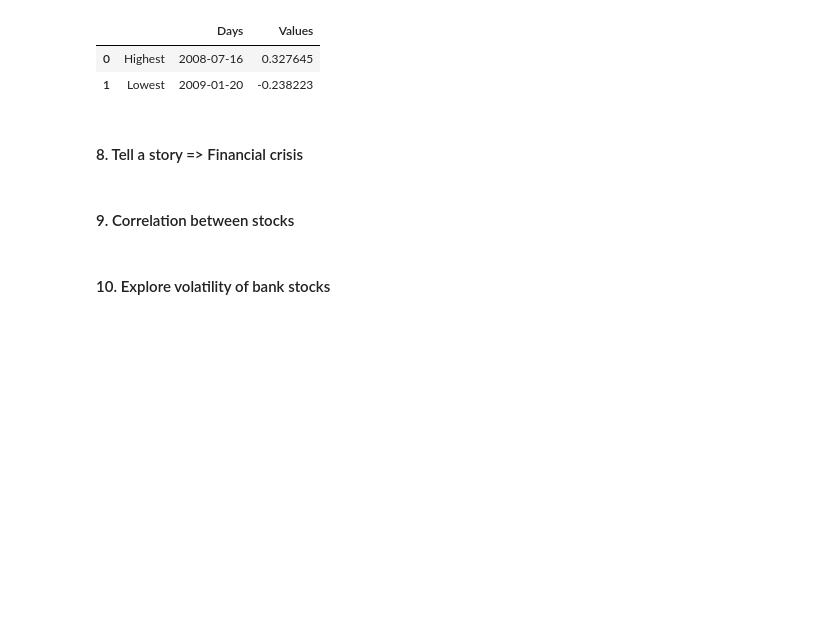
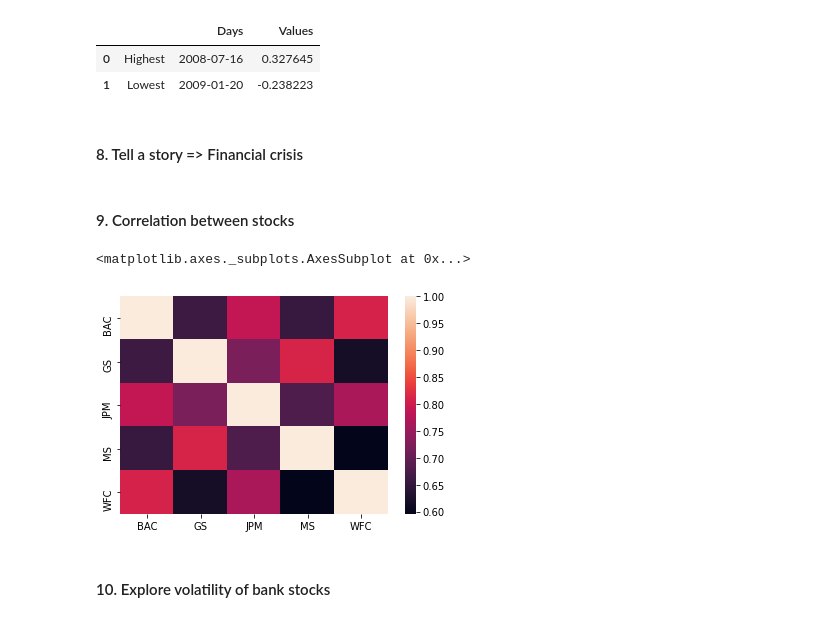
Before and after one commit to sli782/DC, a Jupyter notebook: data_challenge.ipynb, the cells around one changed output. Saved outputs shown, nothing was run; the diff lists cells and outputs as text; code cells hidden in the pictures; blank space fills up the shorter version.

```diff
--- a/data_challenge.ipynb
+++ b/data_challenge.ipynb
@@ -248,5 +272,10 @@ bankIDX("WFC",rocDF)
 #### 8. Tell a story => Financial crisis
 # %% [markdown]
 #### 9. Correlation between stocks
+# %%
+sns.heatmap(rocDF.corr())
+# %% [output]
+<matplotlib.axes._subplots.AxesSubplot at 0x...>
+[figure, added]
 # %% [markdown]
 #### 10. Explore volatility of bank stocks
```
Also changed, not shown: parts of 3 cells of this notebook.
